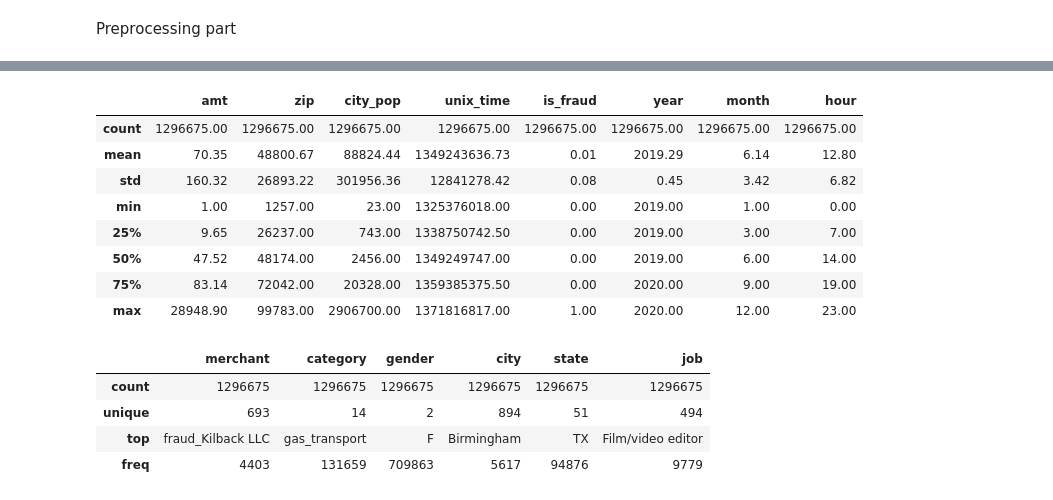
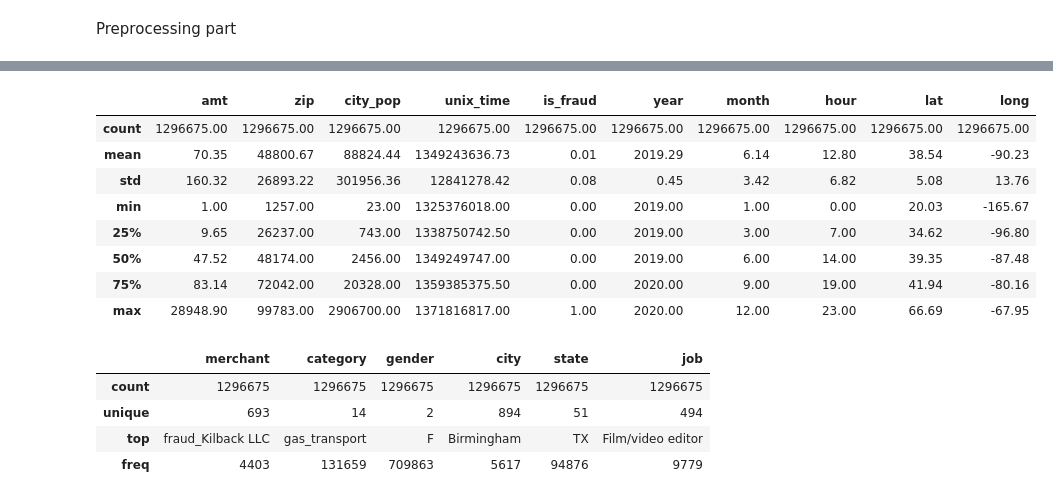
Before and after one commit to AlShiri/card-transactions-analytics, a Jupyter notebook: notebooks/eda_card_transactions.ipynb, the cells around one changed output, grey strips where cells are left out. Saved outputs shown, nothing was run; the diff lists cells and outputs as text; code cells hidden in the pictures.

```diff
--- a/notebooks/eda_card_transactions.ipynb
+++ b/notebooks/eda_card_transactions.ipynb
@@ -141,19 +141,19 @@ df['day_of_week'] = df['day_of_week'].astype('category')
 # %%
 # EDA - Numerical Variables
 pd.options.display.float_format = '{:.2f}'.format
 
-num_cols = ['amt', 'zip', 'city_pop', 'unix_time', 'is_fraud', 'year','month', 'hour']
+num_cols = ['amt', 'zip', 'city_pop', 'unix_time', 'is_fraud', 'year','month', 'hour', 'lat', 'long']
 df[num_cols].describe()
 # %% [output]
-|  | amt | zip | city_pop | unix_time | is_fraud | year | month | hour |
-| count | 1296675.00 | 1296675.00 | 1296675.00 | 1296675.00 | 1296675.00 | 1296675.00 | 1296675.00 | 1296675.00 |
-| mean | 70.35 | 48800.67 | 88824.44 | 1349243636.73 | 0.01 | 2019.29 | 6.14 | 12.80 |
-| std | 160.32 | 26893.22 | 301956.36 | 12841278.42 | 0.08 | 0.45 | 3.42 | 6.82 |
-| min | 1.00 | 1257.00 | 23.00 | 1325376018.00 | 0.00 | 2019.00 | 1.00 | 0.00 |
-| 25% | 9.65 | 26237.00 | 743.00 | 1338750742.50 | 0.00 | 2019.00 | 3.00 | 7.00 |
-| 50% | 47.52 | 48174.00 | 2456.00 | 1349249747.00 | 0.00 | 2019.00 | 6.00 | 14.00 |
-| 75% | 83.14 | 72042.00 | 20328.00 | 1359385375.50 | 0.00 | 2020.00 | 9.00 | 19.00 |
-| max | 28948.90 | 99783.00 | 2906700.00 | 1371816817.00 | 1.00 | 2020.00 | 12.00 | 23.00 |
+|  | amt | zip | city_pop | unix_time | is_fraud | year | month | hour | lat | long |
+| count | 1296675.00 | 1296675.00 | 1296675.00 | 1296675.00 | 1296675.00 | 1296675.00 | 1296675.00 | 1296675.00 | 1296675.00 | 1296675.00 |
+| mean | 70.35 | 48800.67 | 88824.44 | 1349243636.73 | 0.01 | 2019.29 | 6.14 | 12.80 | 38.54 | -90.23 |
+| std | 160.32 | 26893.22 | 301956.36 | 12841278.42 | 0.08 | 0.45 | 3.42 | 6.82 | 5.08 | 13.76 |
+| min | 1.00 | 1257.00 | 23.00 | 1325376018.00 | 0.00 | 2019.00 | 1.00 | 0.00 | 20.03 | -165.67 |
+| 25% | 9.65 | 26237.00 | 743.00 | 1338750742.50 | 0.00 | 2019.00 | 3.00 | 7.00 | 34.62 | -96.80 |
+| 50% | 47.52 | 48174.00 | 2456.00 | 1349249747.00 | 0.00 | 2019.00 | 6.00 | 14.00 | 39.35 | -87.48 |
+| 75% | 83.14 | 72042.00 | 20328.00 | 1359385375.50 | 0.00 | 2020.00 | 9.00 | 19.00 | 41.94 | -80.16 |
+| max | 28948.90 | 99783.00 | 2906700.00 | 1371816817.00 | 1.00 | 2020.00 | 12.00 | 23.00 | 66.69 | -67.95 |
 # %%
 # EDA - Categorical Variables
 df[cat_cols].describe()
```
Also changed, not shown: parts of 10 cells of this notebook.
